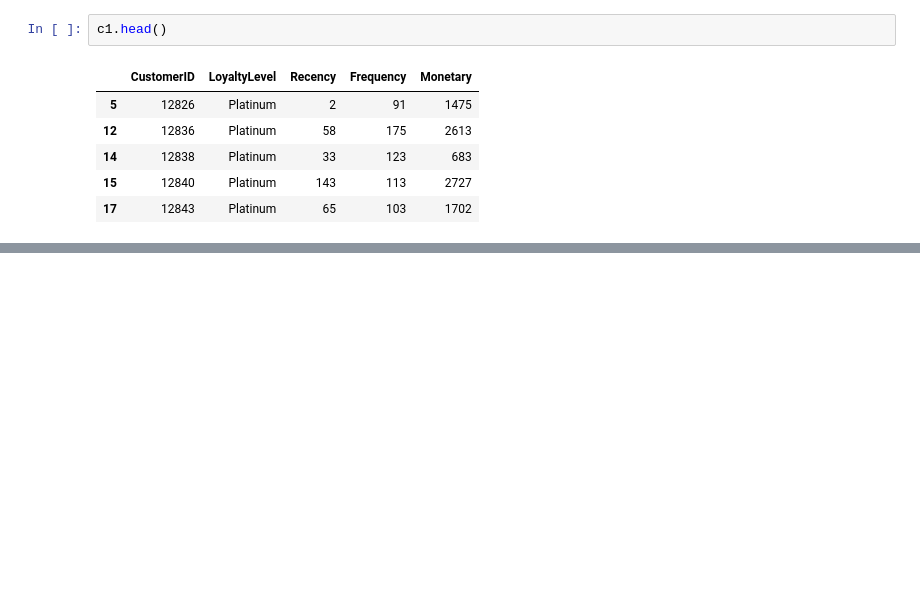
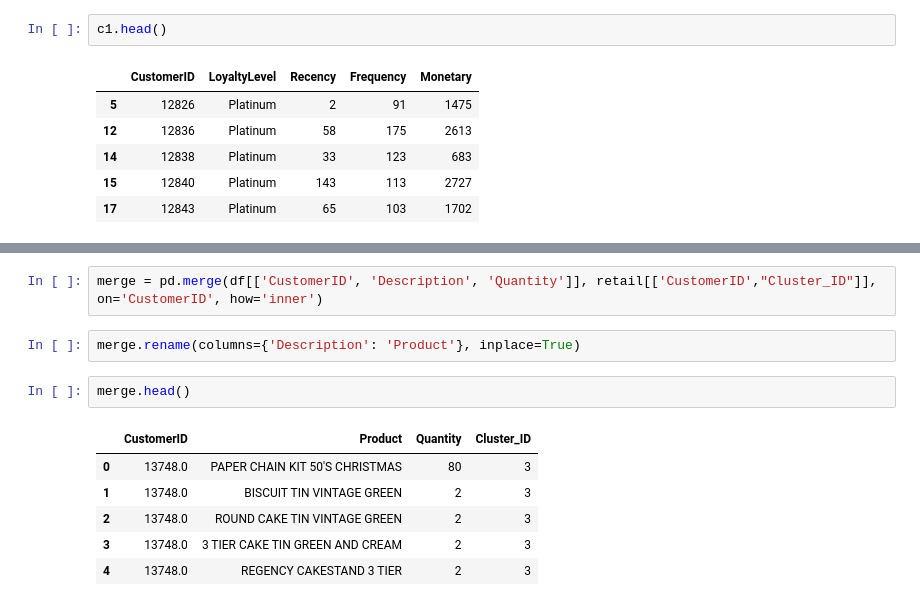
Before and after one commit to Mano1498/Customer_Segmentation, a Jupyter notebook: Customer_segment(Kmeans).ipynb, the cells around one changed output, grey strips where cells are left out. Cells and saved outputs as stored; diff of their text form; blank space fills up the shorter version.

```diff
--- a/Customer_segment(Kmeans).ipynb
+++ b/Customer_segment(Kmeans).ipynb
@@ -225,0 +250,13 @@ c1[c1['Monetary'] == 2781]
+# %%
+merge = pd.merge(df[['CustomerID', 'Description', 'Quantity']], retail[['CustomerID',"Cluster_ID"]], on='CustomerID', how='inner')
+# %%
+merge.rename(columns={'Description': 'Product'}, inplace=True)
+# %%
+merge.head()
+# %% [output]
+|  | CustomerID | Product | Quantity | Cluster_ID |
+| 0 | 13748.0 | PAPER CHAIN KIT 50'S CHRISTMAS | 80 | 3 |
+| 1 | 13748.0 | BISCUIT TIN VINTAGE GREEN | 2 | 3 |
+| 2 | 13748.0 | ROUND CAKE TIN VINTAGE GREEN | 2 | 3 |
+| 3 | 13748.0 | 3 TIER CAKE TIN GREEN AND CREAM | 2 | 3 |
+| 4 | 13748.0 | REGENCY CAKESTAND 3 TIER | 2 | 3 |
```
Also changed, not shown: parts of 14 cells of this notebook.
